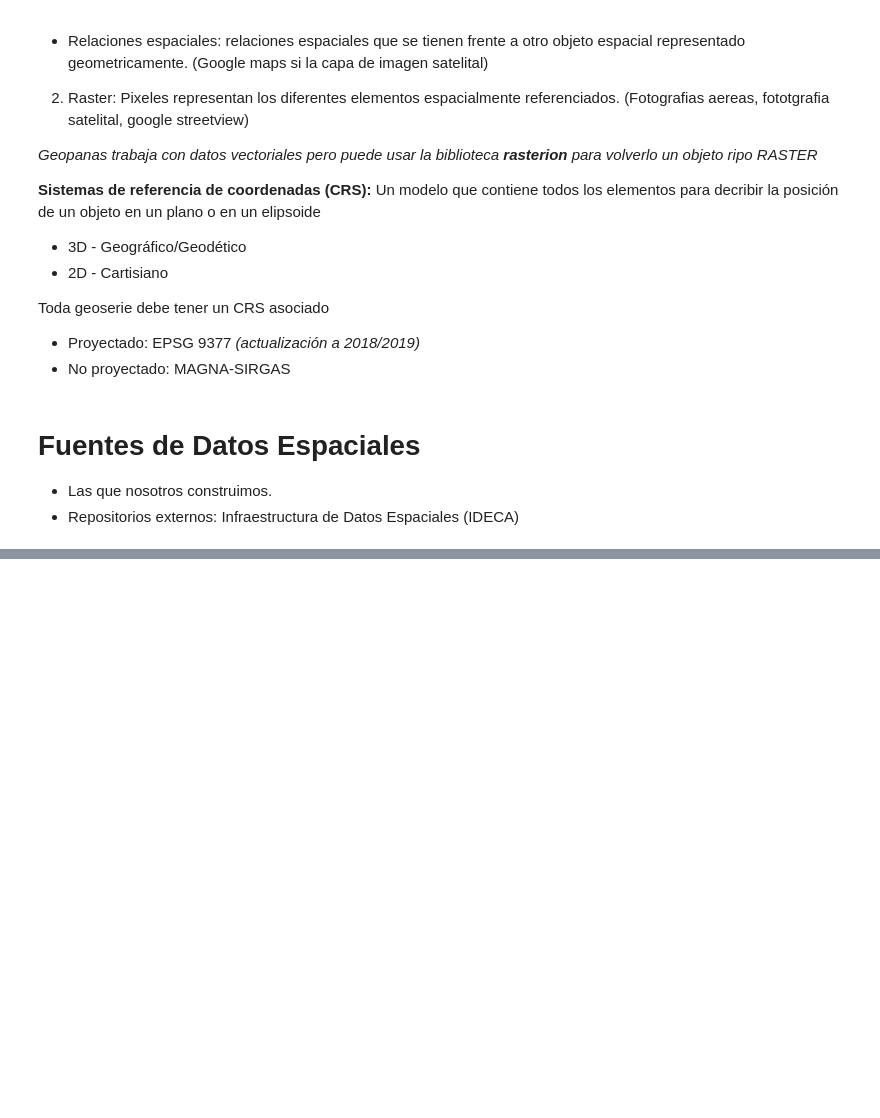
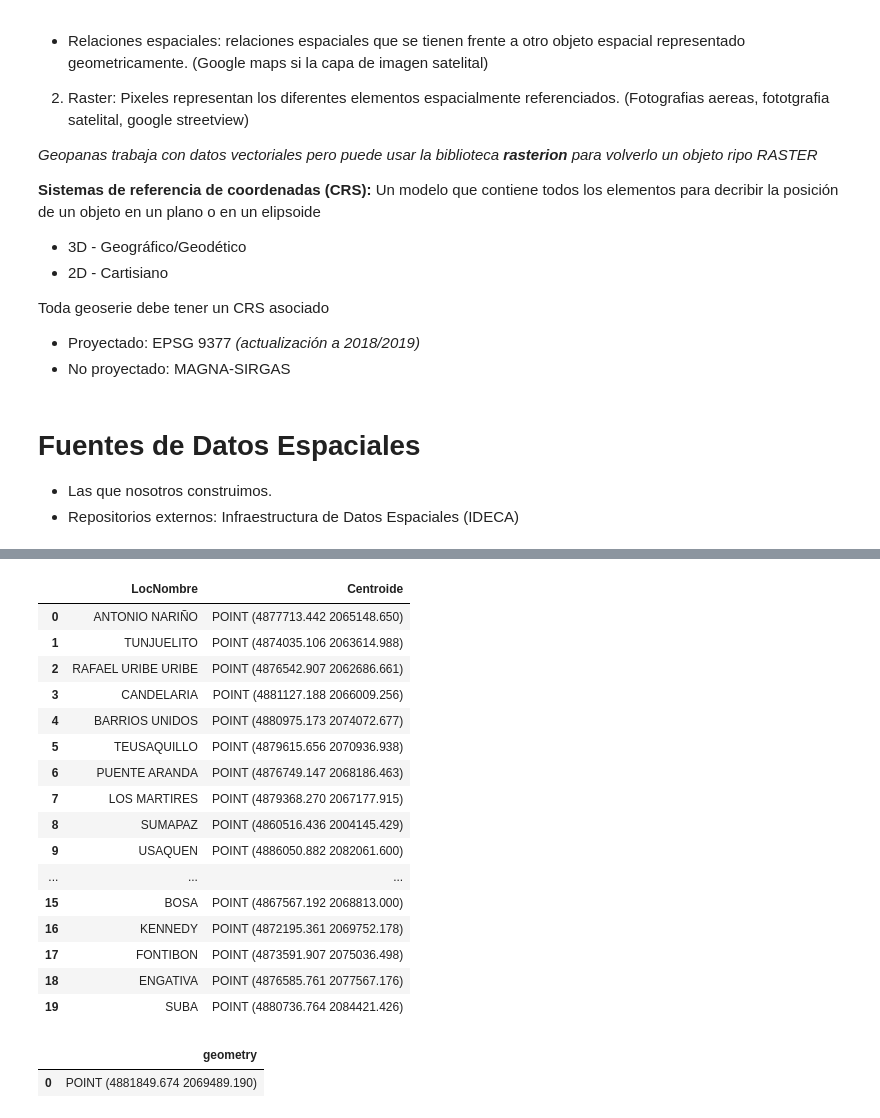
Before and after one commit to Mariaranbo16/Geopandas, a Jupyter notebook: IntroGeoPandas_2024_04_29.ipynb, the cells around one changed output, grey strips where cells are left out. Drawn from its saved outputs; the diff is of its cells as text; code cells hidden in the pictures; blank space fills up the shorter version.

```diff
--- a/IntroGeoPandas_2024_04_29.ipynb
+++ b/IntroGeoPandas_2024_04_29.ipynb
@@ -164,0 +189,24 @@ Calcular la distancia de la UD a cada centriode de las localidades.
+# %%
+
+#Creando el dataframe con los datos necesarios
+col_tarea = ['LocNombre', 'Centroide']
+gdf_tarea = gdf_localidades[col_tarea].copy()
+gdf_tarea
+# %% [output]
+|  | LocNombre | Centroide |
+| 0 | ANTONIO NARIÑO | POINT (4877713.442 2065148.650) |
+| 1 | TUNJUELITO | POINT (4874035.106 2063614.988) |
+| 2 | RAFAEL URIBE URIBE | POINT (4876542.907 2062686.661) |
+| 3 | CANDELARIA | POINT (4881127.188 2066009.256) |
+| 4 | BARRIOS UNIDOS | POINT (4880975.173 2074072.677) |
+| 5 | TEUSAQUILLO | POINT (4879615.656 2070936.938) |
+| 6 | PUENTE ARANDA | POINT (4876749.147 2068186.463) |
+| 7 | LOS MARTIRES | POINT (4879368.270 2067177.915) |
+| 8 | SUMAPAZ | POINT (4860516.436 2004145.429) |
+| 9 | USAQUEN | POINT (4886050.882 2082061.600) |
+| ... | ... | ... |
+| 15 | BOSA | POINT (4867567.192 2068813.000) |
+| 16 | KENNEDY | POINT (4872195.361 2069752.178) |
+| 17 | FONTIBON | POINT (4873591.907 2075036.498) |
+| 18 | ENGATIVA | POINT (4876585.761 2077567.176) |
+| 19 | SUBA | POINT (4880736.764 2084421.426) |
@@ -164,0 +226,14 @@ Calcular la distancia de la UD a cada centriode de las localidades.
+# %%
+from shapely.geometry import Point
+
+#Coordenadas UD
+lat = 4.628103972491906
+lon = -74.06560269287479
+ud = Point(lon,lat)
+
+gdf_ud = gpd.GeoDataFrame(geometry=[ud], crs='EPSG:4326')
+gdf_ud = gdf_ud.to_crs(crs=crs_proyectado)
+gdf_ud
+# %% [output]
+|  | geometry |
+| 0 | POINT (4881849.674 2069489.190) |
```
Also changed, not shown: parts of 11 cells of this notebook.
